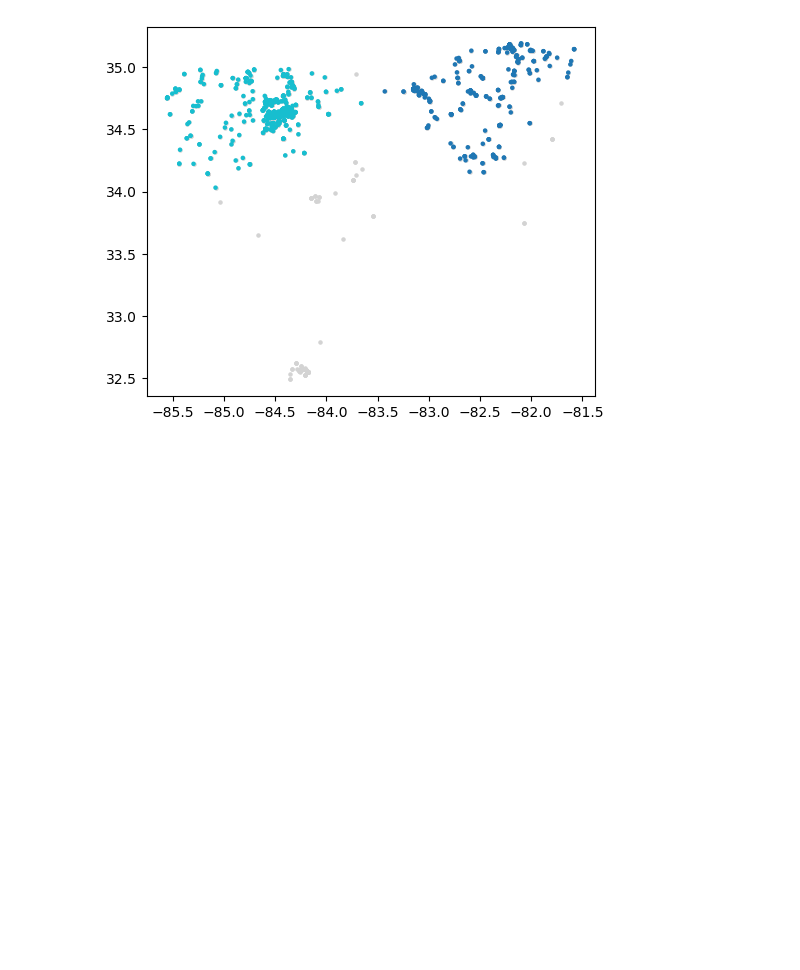
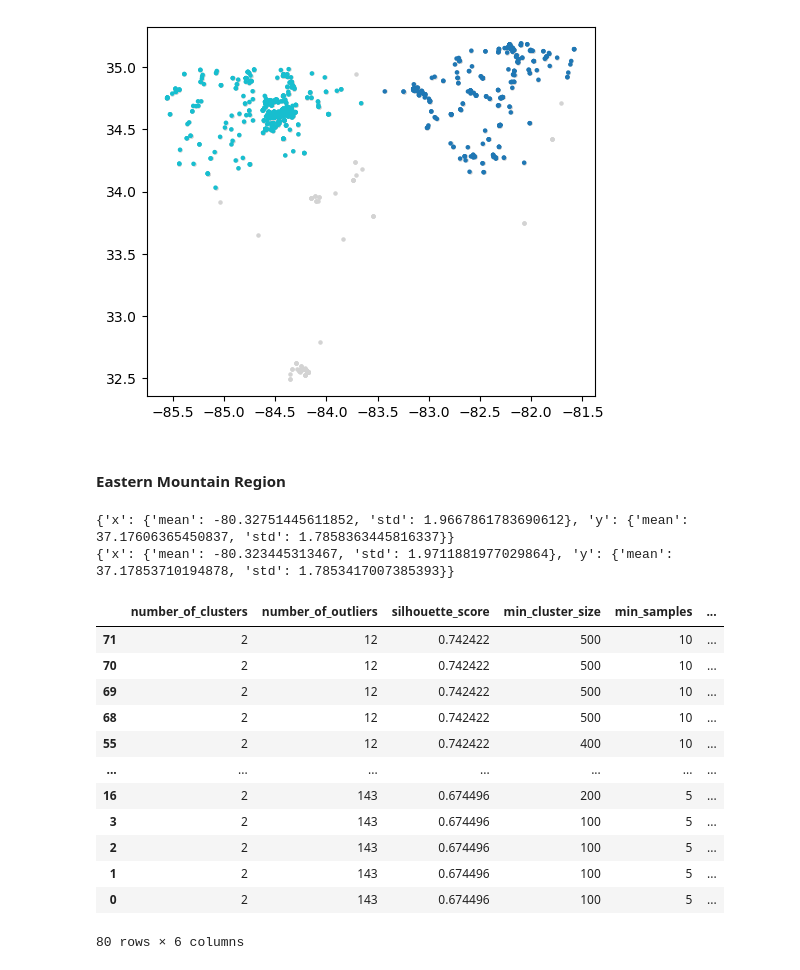
Before and after one commit to FixCarbon/um-mads, a Jupyter notebook: notebooks/create_polygons.ipynb, the cells around one changed output. Saved outputs shown, nothing was run; the diff lists cells and outputs as text; code cells hidden in the pictures; blank space fills up the shorter version.

```diff
--- a/notebooks/create_polygons.ipynb
+++ b/notebooks/create_polygons.ipynb
@@ -352,3 +372,5 @@ for fig in generate_cluster_figures(find_hdbscan_clusters, gdf, **params):
 # %% [output]
 Figure(640x480)
 [figure]
+# %% [markdown]
+#### Eastern Mountain Region
@@ -354,0 +383,35 @@ Figure(640x480)
+# %%
+# Compare sample distribution to GeoDataFrame distribution
+print(collect_gdf_statistics(gdf))
+print(collect_gdf_statistics(gdf_sample))
+# %% [output]
+{'x': {'mean': -80.32751445611852, 'std': 1.9667861783690612}, 'y': {'mean': 37.17606365450837, 'std': 1.7858363445816337}}
+{'x': {'mean': -80.323445313467, 'std': 1.9711881977029864}, 'y': {'mean': 37.17853710194878, 'std': 1.7853417007385393}}
+# %%
+# Set parameter ranges and collect statistics
+params = {
+    'min_cluster_size': np.arange(100, 600, 100),
+    'min_samples': np.arange(5, 25, 5),
+    'cluster_selection_epsilon': [0.01, 0.1, 1.0, 10.0],
+    'metric': ['haversine'],
+    'core_dist_n_jobs': [-1],
+}
+
+df = collect_cluster_statistics(find_hdbscan_clusters, gdf_sample, **params)
+# %%
+# Compare silhouette scores
+df.sort_values(['silhouette_score', 'min_cluster_size', 'min_samples', 'cluster_selection_epsilon'], ascending=False)
+# %% [output]
+|  | number_of_clusters | number_of_outliers | silhouette_score | min_cluster_size | min_samples | ... |
+| 71 | 2 | 12 | 0.742422 | 500 | 10 | ... |
+| 70 | 2 | 12 | 0.742422 | 500 | 10 | ... |
+| 69 | 2 | 12 | 0.742422 | 500 | 10 | ... |
+| 68 | 2 | 12 | 0.742422 | 500 | 10 | ... |
+| 55 | 2 | 12 | 0.742422 | 400 | 10 | ... |
+| ... | ... | ... | ... | ... | ... | ... |
+| 16 | 2 | 143 | 0.674496 | 200 | 5 | ... |
+| 3 | 2 | 143 | 0.674496 | 100 | 5 | ... |
+| 2 | 2 | 143 | 0.674496 | 100 | 5 | ... |
+| 1 | 2 | 143 | 0.674496 | 100 | 5 | ... |
+| 0 | 2 | 143 | 0.674496 | 100 | 5 | ... |
+80 rows × 6 columns
```
Also changed, not shown: parts of 9 cells of this notebook.
